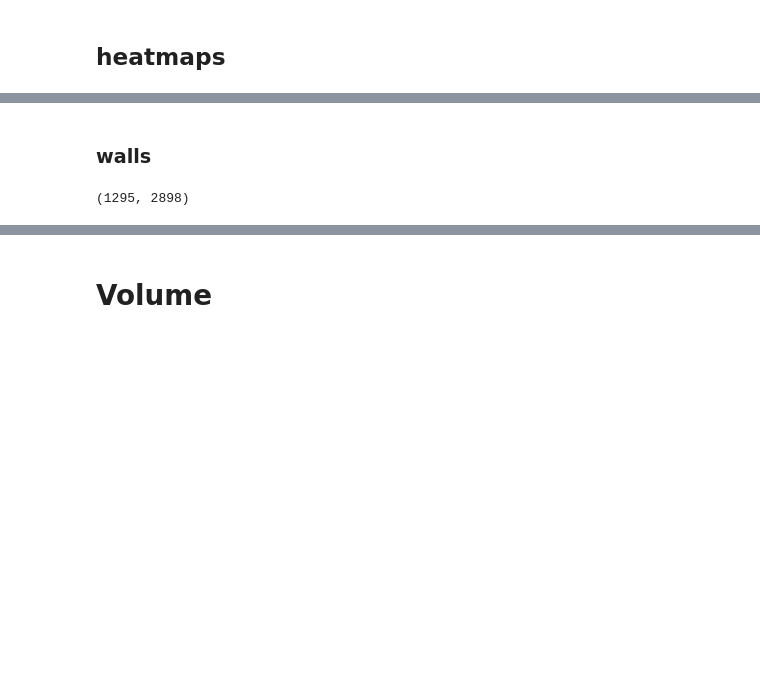
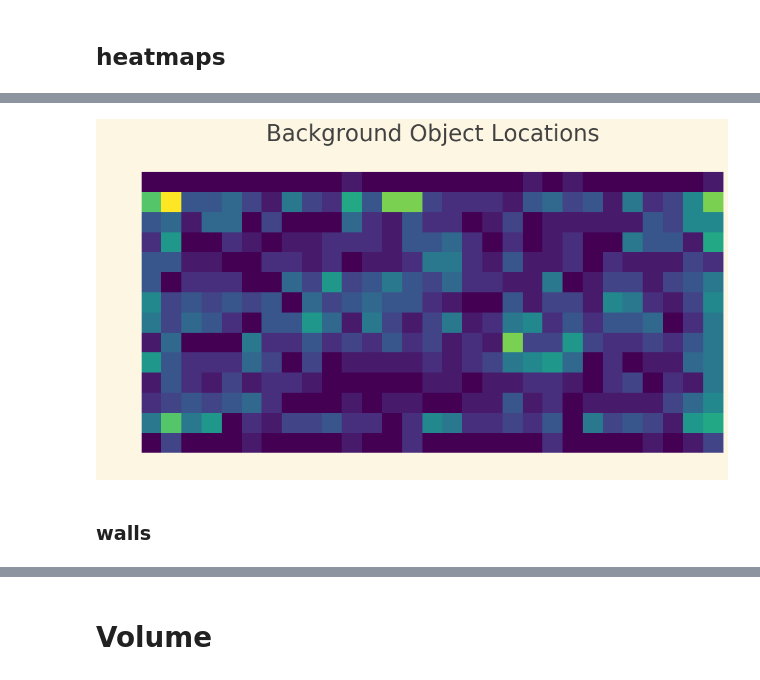
Before and after one commit to drschwenk/transfer, a Jupyter notebook: robothor_stats.ipynb, the cells around one changed output, grey strips where cells are left out. Cells and saved outputs as stored; diff of their text form; code cells hidden in the pictures; blank space fills up the shorter version.

```diff
--- a/robothor_stats.ipynb
+++ b/robothor_stats.ipynb
@@ -236,0 +352,11 @@ Adding an axes using the same arguments as a previous axes currently reuses the
+# %%
+fig_labels = {
+    'fig_title': 'Background Object Locations',
+      'x_label': '',
+      'y_label': ''
+}
+w_df = obj_only_df[obj_only_df.role == 'background']
+make_heatmap(w_df, 0.3, 7)
+_ = plt.axis('off')
+make_standard_fig(fig_out, fig_labels, save=True, outfile='./figures/background_heatmap.pdf')
+# %% [output]
@@ -237,3 +365,4 @@ Adding an axes using the same arguments as a previous axes currently reuses the
+[figure, added]
 # %% [markdown]
 ### walls
 # %%
@@ -250,7 +381,3 @@ def read_img(img_path):
-# %%
-floorplan_images[0].shape
-# %% [output]
-(1295, 2898)
 # %%
 floorplan_images = [read_img(os.path.join(ti, i)) for i in allfloorplans]
 # %%
```
Also changed, not shown: parts of 19 cells of this notebook.
